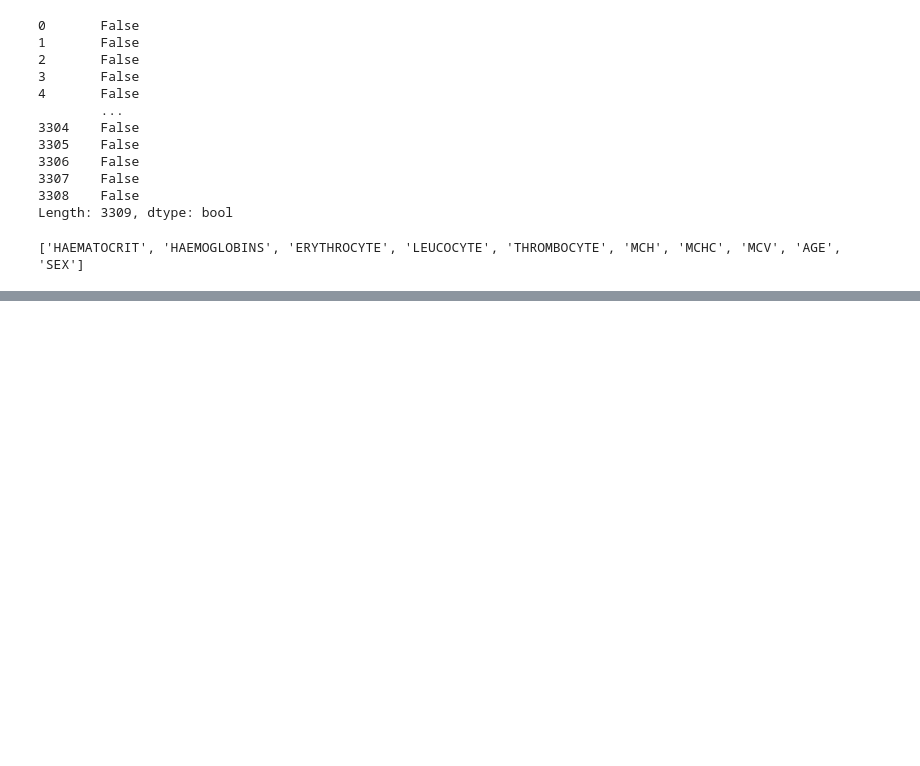
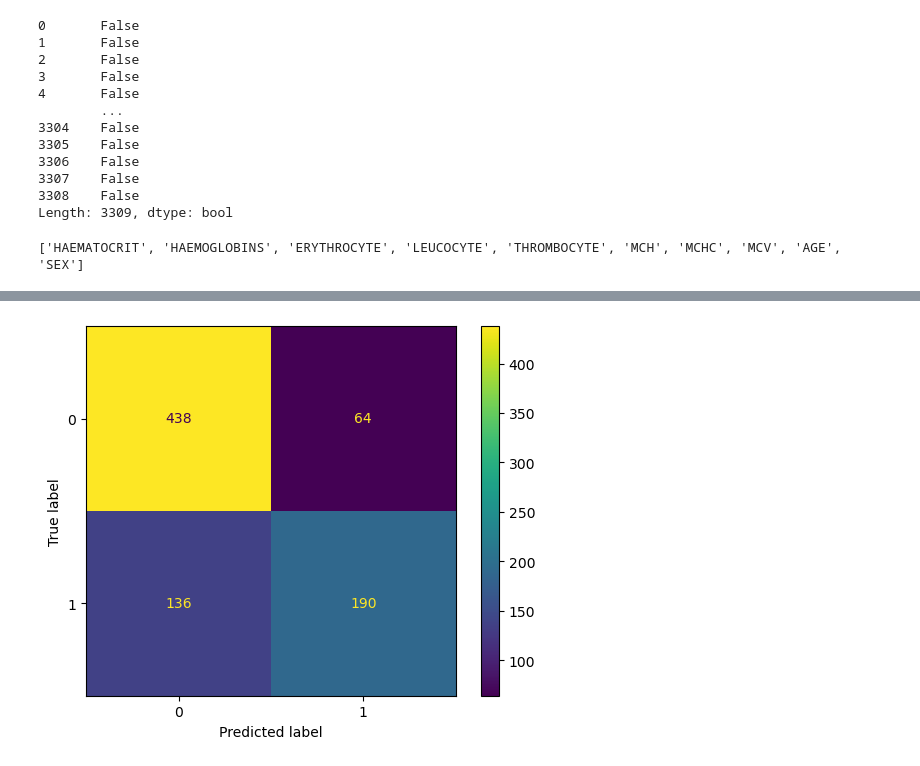
Before and after one commit to shangavie/Machine-Learning-Assignment-2, a Jupyter notebook: Patient Treatment Classification.ipynb, the cells around one changed output, grey strips where cells are left out. Drawn from its saved outputs; the diff is of its cells as text; code cells hidden in the pictures; blank space fills up the shorter version.

```diff
--- a/Patient Treatment Classification.ipynb
+++ b/Patient Treatment Classification.ipynb
@@ -58,10 +66,9 @@ print(feature_list)
 # %% [output]
 ['HAEMATOCRIT', 'HAEMOGLOBINS', 'ERYTHROCYTE', 'LEUCOCYTE', 'THROMBOCYTE', 'MCH', 'MCHC', 'MCV', 'AGE', 'SEX']
 # %%
-features = np.array(features)
+data_set = np.array(data_set)
 # %%
-# Using Skicit-learn to split data into training and testing sets
-from sklearn.model_selection import train_test_split
 # Split the data into training and testing sets
-train_features, test_features, train_labels, test_labels = train_test_split(features, labels, test_size = 0.25, random_state = 42)
+#x_train, x_test, y_train, y_test
+train_dataset, test_dataset, train_labels, test_labels = train_test_split(data_set, labels, test_size = 0.25, random_state = 42)
 # %%
@@ -76,0 +84,12 @@ Testing Labels Shape: (828,)
+# %%
+# Instantiate model with 1000 decision trees
+rf = RandomForestClassifier(n_estimators = 1000, random_state = 42)
+# Train the model on training dataset
+rf.fit(train_dataset, train_labels);
+# %%
+# Use the forest's predict method on the test dataset
+predictions = rf.predict(test_dataset)
+# Calculate the absolute errors
+errors = abs(predictions - test_labels)
+# Print out the mean absolute error
+print('Mean Absolute Error:', round(np.mean(errors), 2), 'degrees.')
@@ -76,0 +116,6 @@ Testing Labels Shape: (828,)
+# %%
+cm_display = metrics.ConfusionMatrixDisplay(confusion_matrix = confusion_matrix(test_labels, predictions))
+cm_display.plot()
+plt.show()
+# %% [output]
+[figure, added]
```
Also changed, not shown: parts of 11 cells of this notebook.
